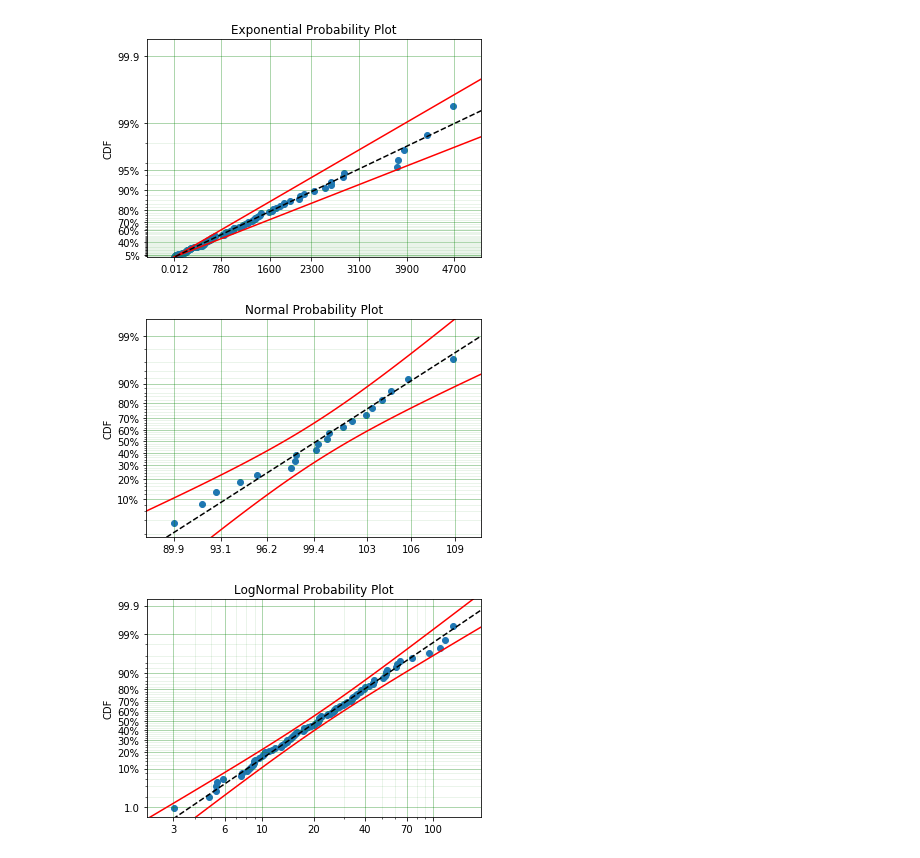
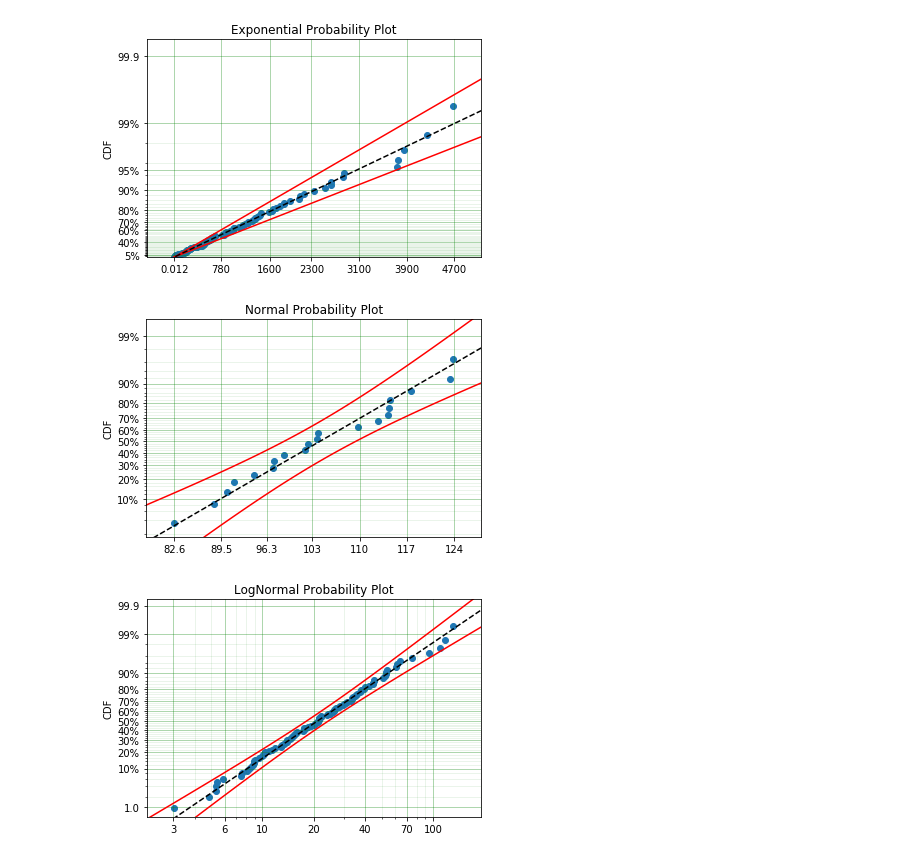
Before and after one commit to derrynknife/SurPyval, a Jupyter notebook: Probability Plotting with Surpyval.ipynb, the cells around one changed output. Drawn from its saved outputs; the diff is of its cells as text; code cells hidden in the pictures.

Commit message:
Re did the plot notebook

```diff
--- a/Probability Plotting with Surpyval.ipynb
+++ b/Probability Plotting with Surpyval.ipynb
@@ -85,12 +85,12 @@ model.plot(heuristic='Nelson-Aalen');
 [figure]
 # %%
 dist = surv.parametric.Normal
-x = dist.random(20, 100, 4)
+x = dist.random(20, 100, 10)
 
 model = dist.fit(x, how='MLE')
 model.plot(heuristic='Filliben');
 # %% [output]
-[figure, old version]
+[figure, new version]
 # %%
 dist = surv.parametric.LogNormal
 x = dist.random(100, 3, 0.8)
```
